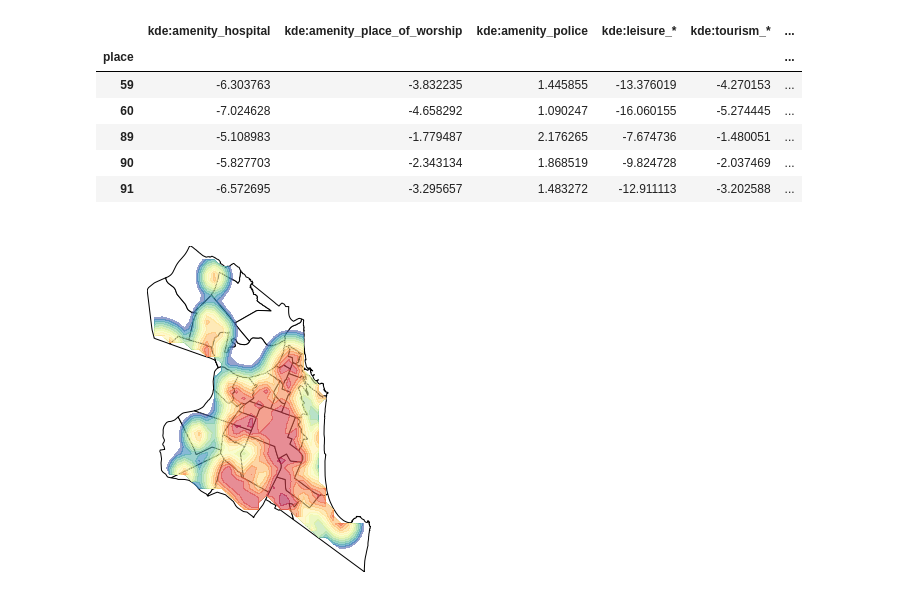
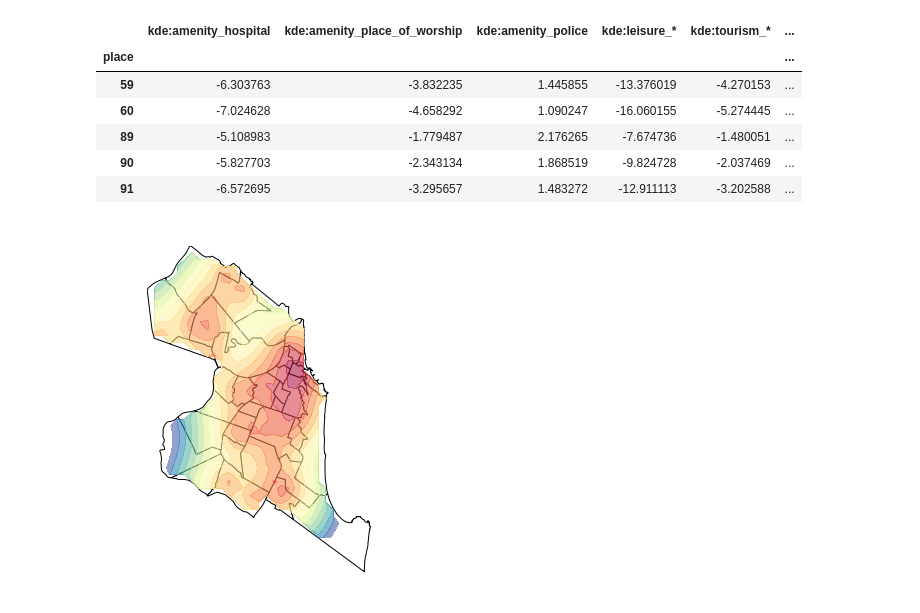
Before and after one commit to adaj/geohunter, a Jupyter notebook: examples/natal/features_example.ipynb, the cells around one changed output. Saved outputs shown, nothing was run; the diff lists cells and outputs as text; code cells hidden in the pictures.

```diff
--- a/examples/natal/features_example.ipynb
+++ b/examples/natal/features_example.ipynb
@@ -46,14 +46,14 @@ X.head()
 | 90 | -5.827703 | -2.343134 | 1.868519 | -9.824728 | -2.037469 | ... |
 | 91 | -6.572695 | -3.295657 | 1.483272 | -12.911113 | -3.202588 | ... |
 # %%
-def plot_kde(shape, grid, kde, ax, fig_path=False, geojson_path=False):
+def plot_kde(shape, grid, kde, ax, cmin, cmax, fig_path=False, geojson_path=False):
     import numpy as np
     import geojsoncontour
     Z = np.zeros(grid.lonv.shape[0]*grid.lonv.shape[1]) - 999
     Z[kde.reset_index()['place'].unique()] = kde.values.ravel()
     Z = Z.reshape(grid.lonv.shape)
     shape.plot(ax=ax, color='white', edgecolor='black')
-    contourf = plt.contourf(grid.lonv, grid.latv, Z, levels=np.linspace(-2, 7, 15), alpha=0.6, cmap=plt.cm.Spectral_r)
+    contourf = plt.contourf(grid.lonv, grid.latv, Z, levels=np.linspace(cmin, cmax, 15), alpha=0.6, cmap=plt.cm.Spectral_r)
     plt.axis('off')
     if fig_path:
         plt.savefig(fig_path)
@@ -64,6 +64,6 @@ def plot_kde(shape, grid, kde, ax, fig_path=False, geojson_path=False):
 # %%
 import matplotlib.pyplot as plt
 fig, ax = plt.subplots(figsize=(4,6))
-plot_kde(districts, grid, X['kde:highway_bus_stop'], ax)
+plot_kde(districts, grid, X['kde:amenity_hospital'], ax, cmin=-2, cmax=7)
 # %% [output]
-[figure, old version]
+[figure, new version]
```
Also changed, not shown: parts of 3 cells of this notebook, 1 other file.
